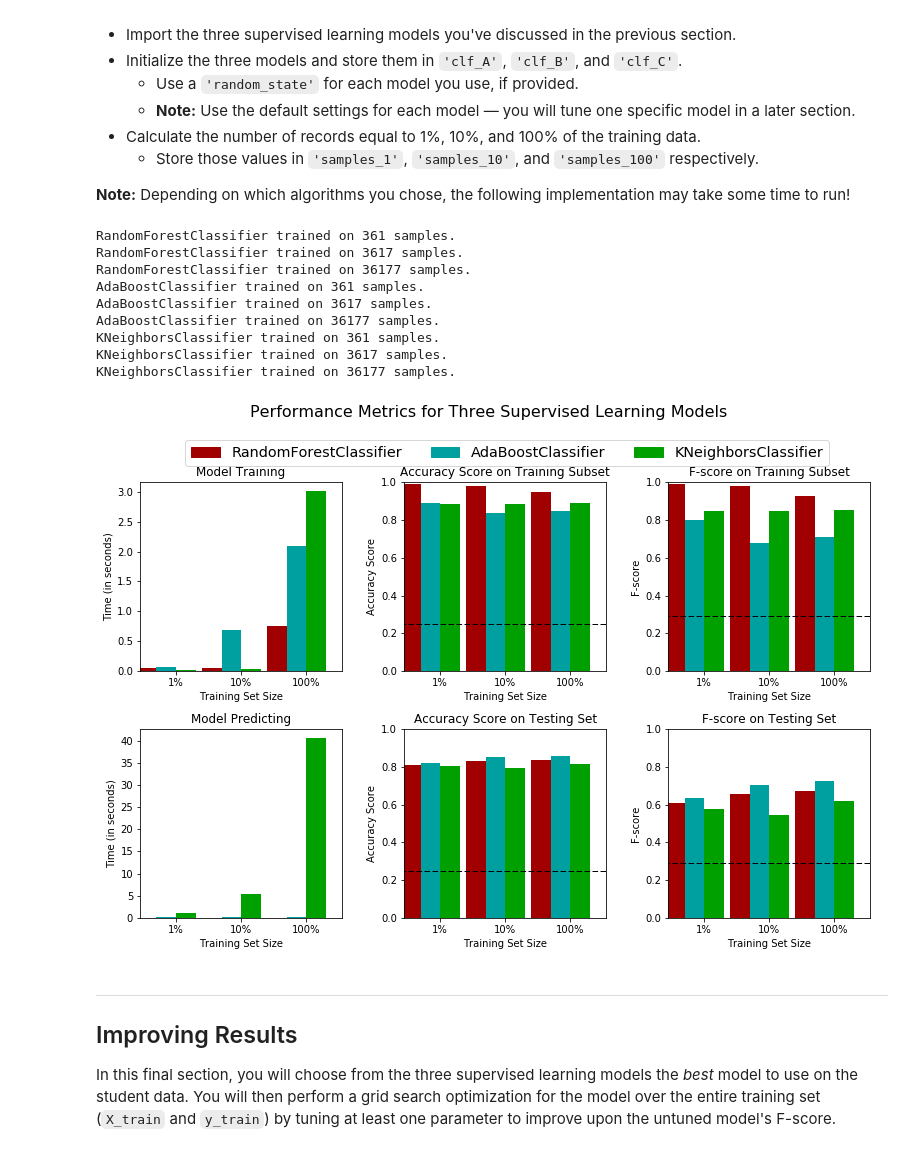
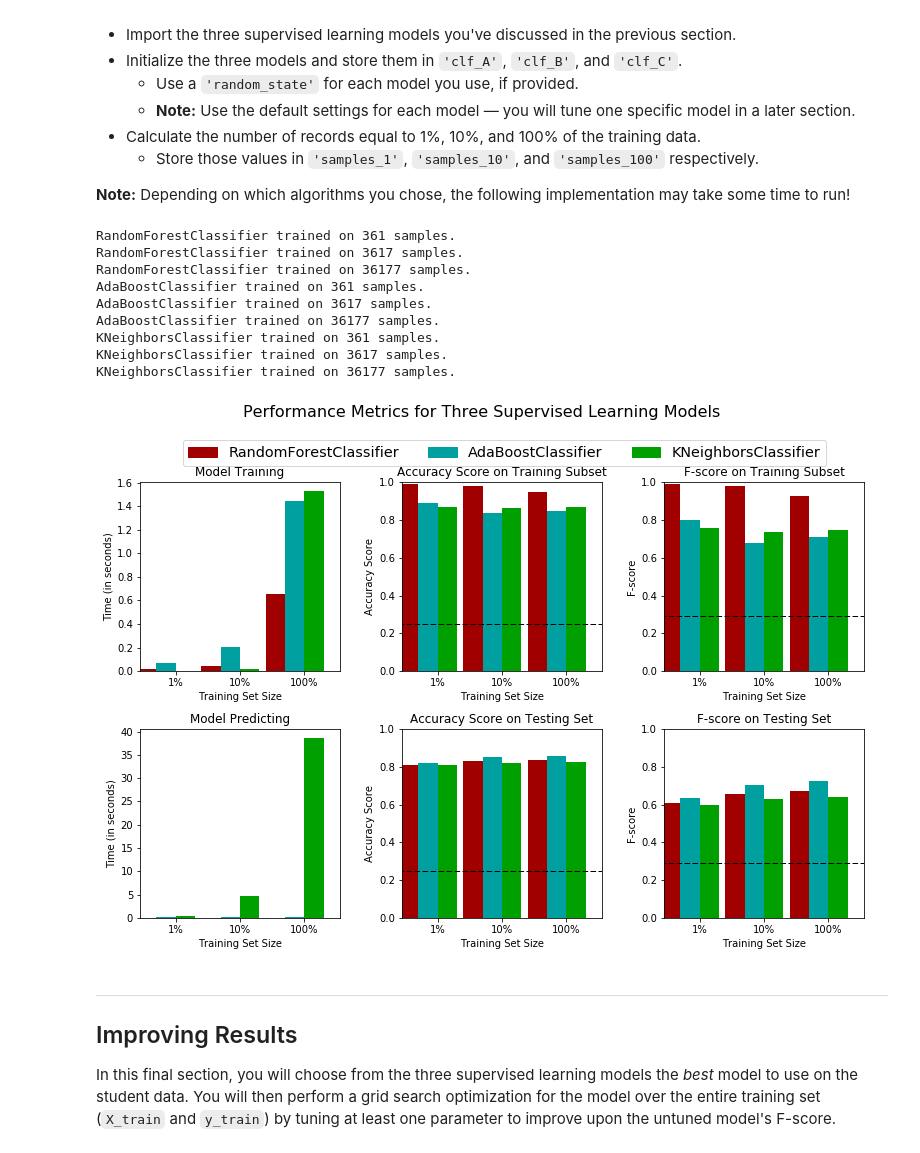
Before and after one commit to singhjagmohan1000/machine-learning-nanodegree, a Jupyter notebook: finding_donors/finding_donors.ipynb, the cells around one changed output. Saved outputs shown, nothing was run; the diff lists cells and outputs as text; code cells hidden in the pictures.

```diff
--- a/finding_donors/finding_donors.ipynb
+++ b/finding_donors/finding_donors.ipynb
@@ -394,37 +394,37 @@ from sklearn.neighbors import KNeighborsClassifier
 # TODO: Initialize the three models
 clf_A = RandomForestClassifier(random_state=543)
 clf_B = AdaBoostClassifier(random_state=543)
-clf_C = KNeighborsClassifier(n_neighbors=2)
+clf_C = KNeighborsClassifier(n_neighbors=5)
 # TODO: Calculate the number of samples for 1%, 10%, and 100% of the training data
 # HINT: samples_100 is the entire training set i.e. len(y_train)
 # HINT: samples_10 is 10% of samples_100 (ensure to set the count of the values to be `int` and not `float`)
 # HINT: samples_1 is 1% of samples_100 (ensure to set the count of the values to be `int` and not `float`)
 samples_100 = int(1*len(X_train))
 samples_10 = int(0.1*len(X_train))
 samples_1 = int(0.01*len(X_train))
 
 # Collect results on the learners
 results = {}
 for clf in [clf_A, clf_B, clf_C]:
     clf_name = clf.__class__.__name__
     results[clf_name] = {}
     for i, samples in enumerate([samples_1, samples_10, samples_100]):
         results[clf_name][i] = \
         train_predict(clf, samples, X_train, y_train, X_test, y_test)
 
 # Run metrics visualization for the three supervised learning models chosen
 vs.evaluate(results, accuracy, fscore)
 # %% [output]
 RandomForestClassifier trained on 361 samples.
 RandomForestClassifier trained on 3617 samples.
 RandomForestClassifier trained on 36177 samples.
 AdaBoostClassifier trained on 361 samples.
 AdaBoostClassifier trained on 3617 samples.
 AdaBoostClassifier trained on 36177 samples.
 KNeighborsClassifier trained on 361 samples.
 KNeighborsClassifier trained on 3617 samples.
 KNeighborsClassifier trained on 36177 samples.
-[figure, old version]
+[figure, new version]
 # %% [markdown]
 ----
 ## Improving Results
```
Also changed, not shown: parts of 2 cells of this notebook.
